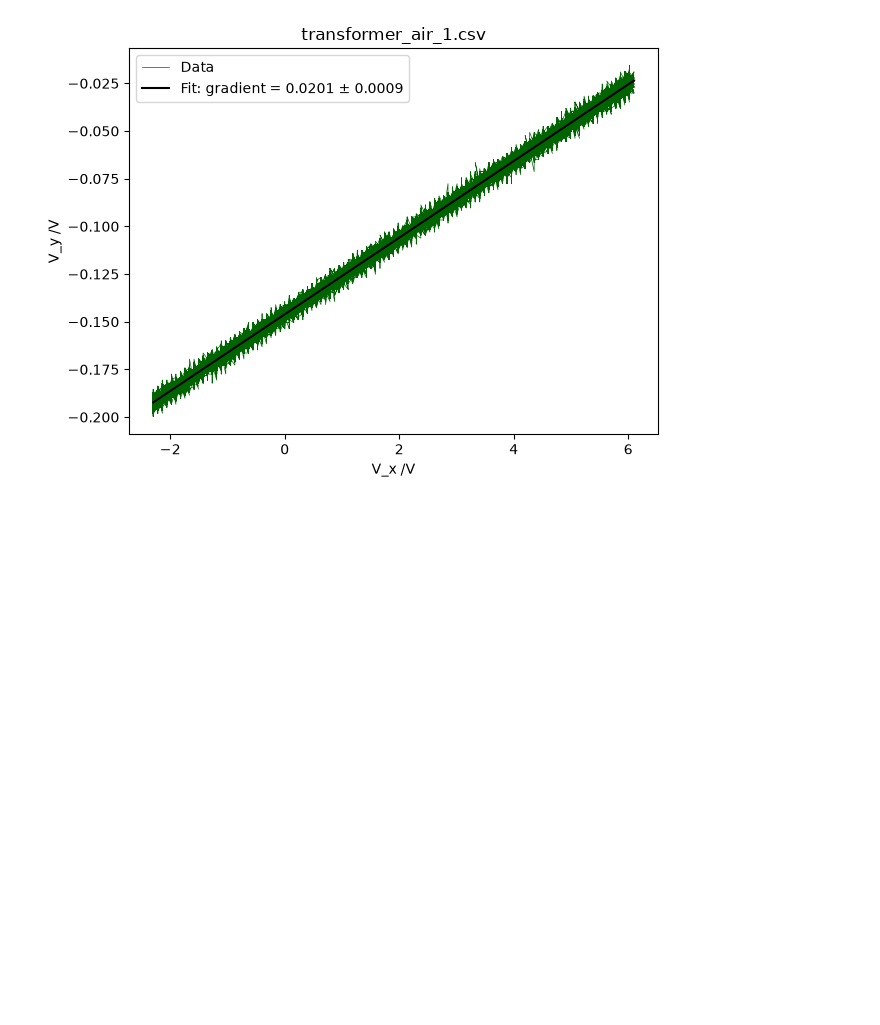
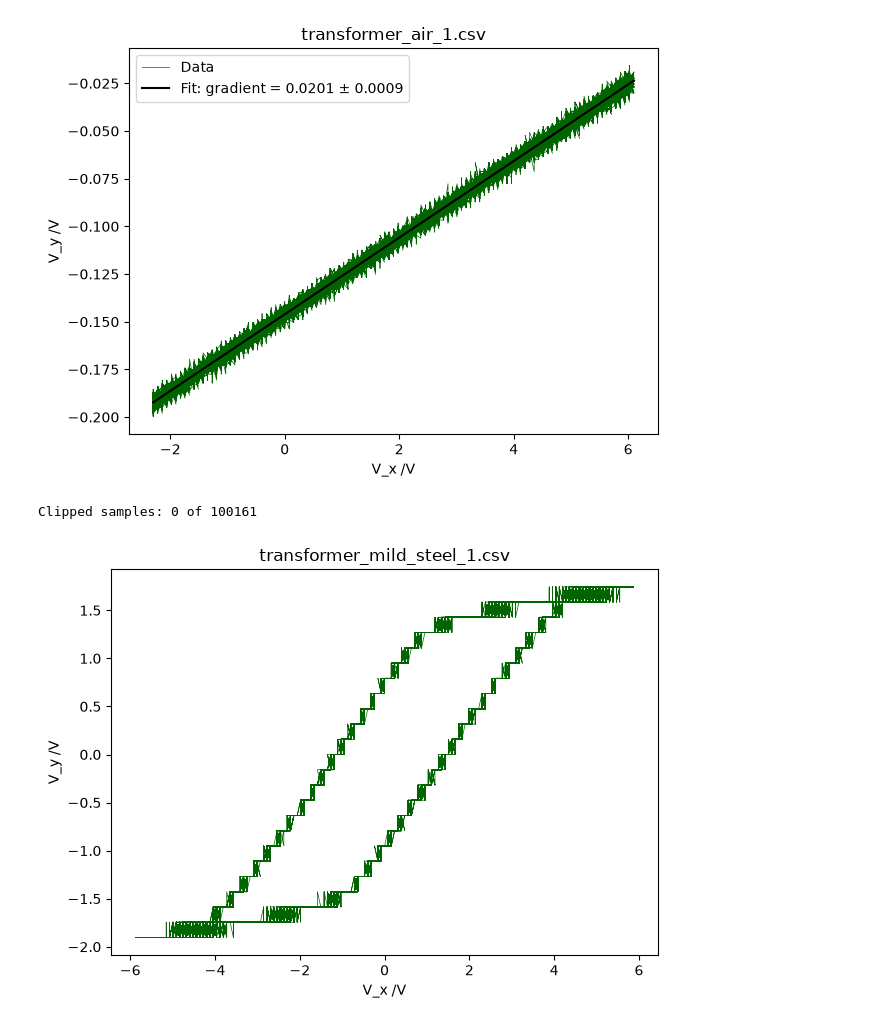
Before and after one commit to tommyrharper/hysteresis_experiment, a Jupyter notebook: E6_picoscope_control.ipynb, the cells around one changed output. Saved outputs shown, nothing was run; the diff lists cells and outputs as text; code cells hidden in the pictures; blank space fills up the shorter version.

Commit message:
feat: nicer mild steel graph

```diff
--- a/E6_picoscope_control.ipynb
+++ b/E6_picoscope_control.ipynb
@@ -196,3 +196,32 @@ Excluded 37740 of 100161 samples in clipped regions
 Gradient  = 0.0201 ± 0.0009  (stat ± 4.1e-06, sys ± 0.00085)
 Intercept = -0.14612 ± 1.6e-05 V
 [figure]
+# %%
+# =============================================================================
+# Mild steel X-Y plot from a saved CSV (hysteresis loop, so no straight-line fit)
+# Self-contained: run this cell alone, no need to recapture
+
+import numpy as np
+import pandas as pd
+import matplotlib.pyplot as plt
+
+csv_file = "transformer_mild_steel_1.csv"
+A_range, B_range = 1, 2   # Ranges used when THIS file was captured (needed to spot clipping)
+
+data = pd.read_csv(csv_file)
+Va = data["V_x /V"].to_numpy()
+Vb = data["V_y /V"].to_numpy()
+
+# Clipping pins a channel at +/- its range (x10 for the probe); 0.999 absorbs float rounding
+n_clipped = np.sum((abs(Va) >= 0.999*10*A_range) | (abs(Vb) >= 0.999*10*B_range))
+print(f"Clipped samples: {n_clipped} of {len(Va)}")
+
+fig4, ax4 = plt.subplots()
+ax4.plot(Va, Vb, color="darkgreen", linewidth=0.5)
+ax4.set_title(csv_file)
+ax4.set_xlabel("V_x /V")
+ax4.set_ylabel("V_y /V")
+fig4.tight_layout()
+# %% [output]
+Clipped samples: 0 of 100161
+[figure, added]
```
Also changed, not shown: 1 other file.
